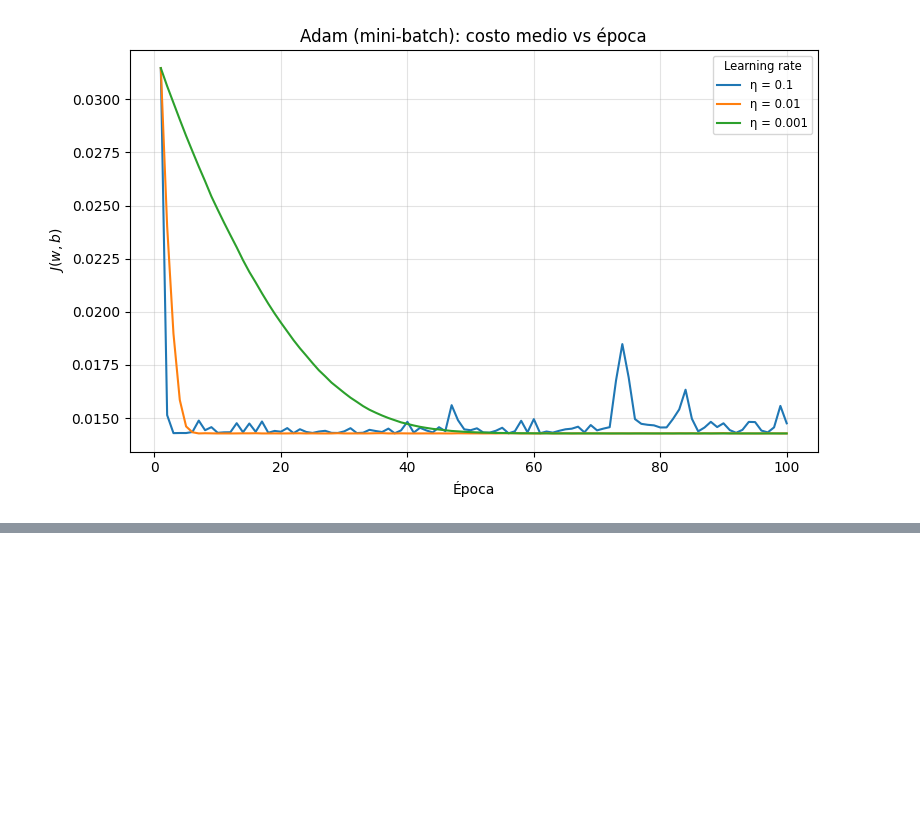
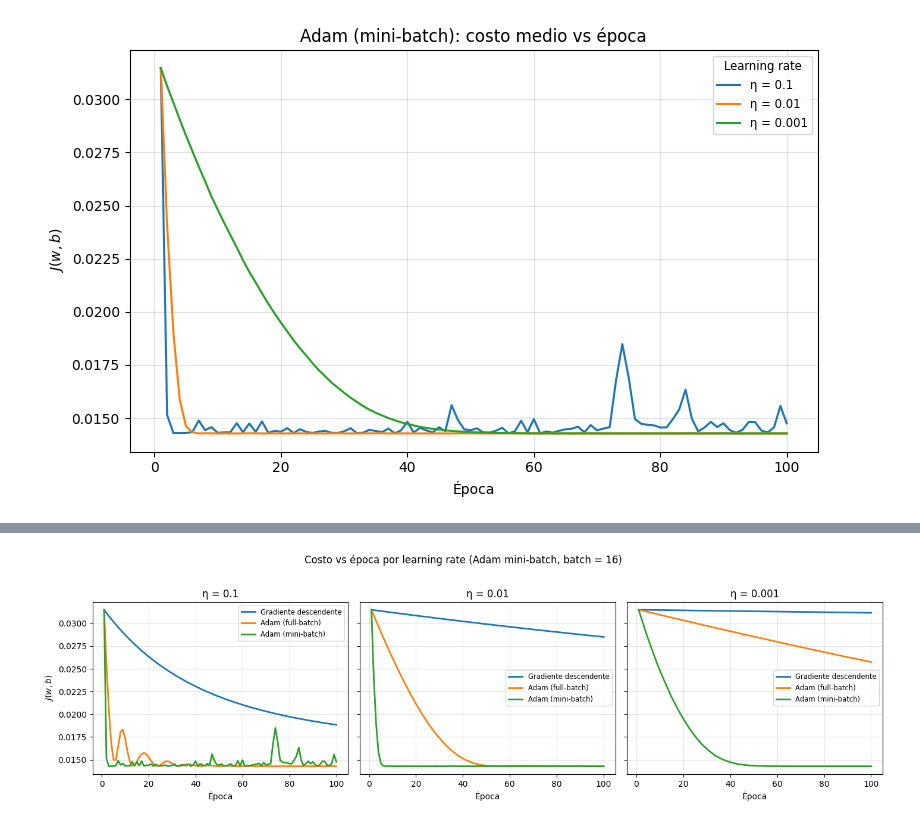
Before and after one commit to marcehluna/DVxC---Aprendizaje-Profundo---TP1, a Jupyter notebook: Luna-Marcelo-DL-TP1-Co24.ipynb, the cells around one changed output, grey strips where cells are left out. Drawn from its saved outputs; the diff is of its cells as text; code cells hidden in the pictures; blank space fills up the shorter version.

Commit message:
Falta visualizacion 3D y conclusiones de los tres algoritmos

```diff
--- a/Luna-Marcelo-DL-TP1-Co24.ipynb
+++ b/Luna-Marcelo-DL-TP1-Co24.ipynb
@@ -279,6 +279,7 @@ def entrenar_gradiente_descendente(
 
 # --- GD por cada η: mismos W_INICIAL, B_INICIAL; historiales para el gráfico ---
 historiales_J_gd: dict[float, list[float]] = {}
+resultados_entrenamiento_gd: dict[float, tuple[float, float, float, float]] = {}  # w, b, J_ini, J_fin
 for _eta in TASAS_APRENDIZAJE:
     _final_w, _final_b, _hist = entrenar_gradiente_descendente(
         _x,
@@ -291,6 +292,7 @@ for _eta in TASAS_APRENDIZAJE:
     )
     historiales_J_gd[_eta] = _hist
     _J_fin = coste_parametros(_x, _y, _final_w, _final_b)
+    resultados_entrenamiento_gd[_eta] = (_final_w, _final_b, _hist[0], _J_fin)
     print(f"η = {_eta:g} | J inicio (época 0) = {_hist[0]:.6f} | J final = {_J_fin:.6f} | w, b = {_final_w:.6f}, {_final_b:.6f}")
 # %% [output]
 η = 0.1 | J inicio (época 0) = 0.031467 | J final = 0.018792 | w, b = 1.658632, 0.084866
@@ -403,6 +405,7 @@ def entrenar_adam_full_batch(
 # Adam full-batch: η recorre TASAS_APRENDIZAJE (idéntico al bucle de GD);
 # w0=W_INICIAL, b0=B_INICIAL (idénticos al GD).
 historiales_J_adam_full_batch: dict[float, list[float]] = {}
+resultados_entrenamiento_adam_full_batch: dict[float, tuple[float, float, float, float]] = {}
 for _eta in TASAS_APRENDIZAJE:
     _fw, _fb, _hist_a = entrenar_adam_full_batch(
         _x,
@@ -415,6 +418,7 @@ for _eta in TASAS_APRENDIZAJE:
     )
     historiales_J_adam_full_batch[_eta] = _hist_a
     _Jf = coste_parametros(_x, _y, _fw, _fb)
+    resultados_entrenamiento_adam_full_batch[_eta] = (_fw, _fb, _hist_a[0], _Jf)
     print(
         f"[Adam full-batch] η = {_eta:g} | J inicio = {_hist_a[0]:.6f} | J final = {_Jf:.6f} | w, b = {_fw:.6f}, {_fb:.6f}"
     )
@@ -551,6 +555,7 @@ def entrenar_adam_mini_batch(
 TAMANO_MINI_BATCH_ADAM = 16
 
 historiales_J_adam_mini_batch: dict[float, list[float]] = {}
+resultados_entrenamiento_adam_mini_batch: dict[float, tuple[float, float, float, float]] = {}
 for _eta in TASAS_APRENDIZAJE:
     _fw, _fb, _hist_mb = entrenar_adam_mini_batch(
         _x,
@@ -565,6 +570,7 @@ for _eta in TASAS_APRENDIZAJE:
     )
     historiales_J_adam_mini_batch[_eta] = _hist_mb
     _Jf = coste_parametros(_x, _y, _fw, _fb)
+    resultados_entrenamiento_adam_mini_batch[_eta] = (_fw, _fb, _hist_mb[0], _Jf)
     print(
         f"[Adam mini-batch, batch={TAMANO_MINI_BATCH_ADAM}] η = {_eta:g} | J inicio = {_hist_mb[0]:.6f} | J final = {_Jf:.6f} | w, b = {_fw:.6f}, {_fb:.6f}"
     )
@@ -608,0 +625,69 @@ plt.show()
+# %%
+import matplotlib.pyplot as plt
+import numpy as np
+
+try:
+    import pandas as pd
+except ImportError:
+    pd = None
+
+try:
+    from IPython.display import display
+except ImportError:
+
+    def display(obj):
+        print(obj)
+
+epocas_eje = np.arange(1, EPOCAS_COMPARATIVA + 1)
+n_eta = len(TASAS_APRENDIZAJE)
+fig, axes = plt.subplots(1, n_eta, figsize=(4.8 * n_eta, 4.2), sharey=True)
+if n_eta == 1:
+    axes = np.array([axes])
+
+for ax, _eta in zip(axes, TASAS_APRENDIZAJE):
+    ax.plot(epocas_eje, historiales_J_gd[_eta], label="Gradiente descendente", lw=2)
+    ax.plot(epocas_eje, historiales_J_adam_full_batch[_eta], label="Adam (full-batch)", lw=2)
+    ax.plot(epocas_eje, historiales_J_adam_mini_batch[_eta], label="Adam (mini-batch)", lw=2)
+    ax.set_title(f"η = {_eta:g}")
+    ax.set_xlabel("Época")
+    ax.grid(True, alpha=0.35)
+    ax.legend(fontsize="small", loc="best")
+
+axes[0].set_ylabel(r"$J(w,b)$")
+fig.suptitle(
+    f"Costo vs época por learning rate (Adam mini-batch, batch = {TAMANO_MINI_BATCH_ADAM})",
+    y=1.02,
+)
+plt.tight_layout()
+plt.show()
+
+# --- Tablas: una fila por optimizador, agrupadas por η ---
+tabla_filas = []
+for _eta in TASAS_APRENDIZAJE:
+    wg, bg, Ji_gd, Jf_gd = resultados_entrenamiento_gd[_eta]
+    wf, bf, Ji_af, Jf_af = resultados_entrenamiento_adam_full_batch[_eta]
+    wm, bm, Ji_am, Jf_am = resultados_entrenamiento_adam_mini_batch[_eta]
+    for nombre, Ji, Jf, w, b in (
+        ("Gradiente descendente", Ji_gd, Jf_gd, wg, bg),
+        ("Adam (full-batch)", Ji_af, Jf_af, wf, bf),
+        ("Adam (mini-batch)", Ji_am, Jf_am, wm, bm),
+    ):
+        tabla_filas.append(
+            {
+                "η": _eta,
+                "Optimizador": nombre,
+                "J inicial": Ji,
+                "J final": Jf,
+                "w final": w,
+                "b final": b,
+            }
+        )
+
+if pd is not None:
+    df = pd.DataFrame(tabla_filas)
+    display(df)
+else:
+    for r in tabla_filas:
+        print(r)
+# %% [output]
+[figure, added]
```
Also changed, not shown: parts of 5 cells of this notebook.
